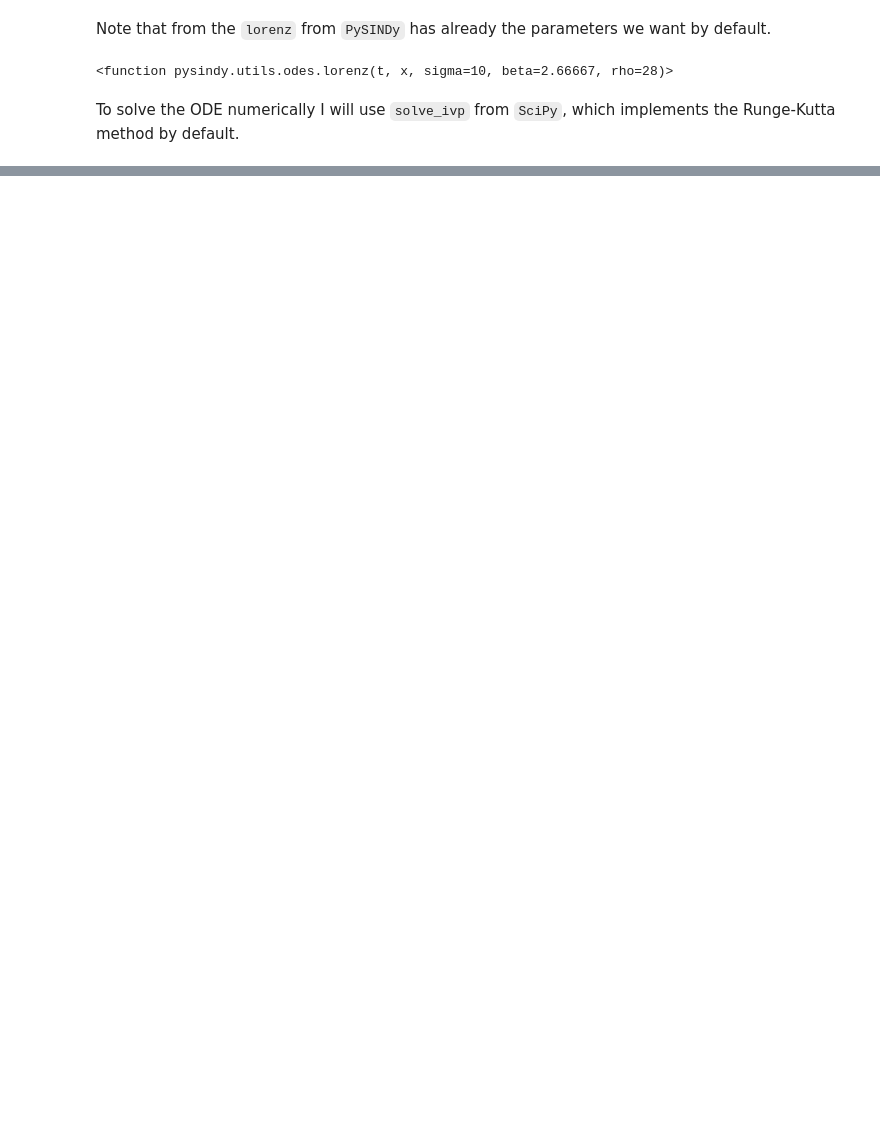
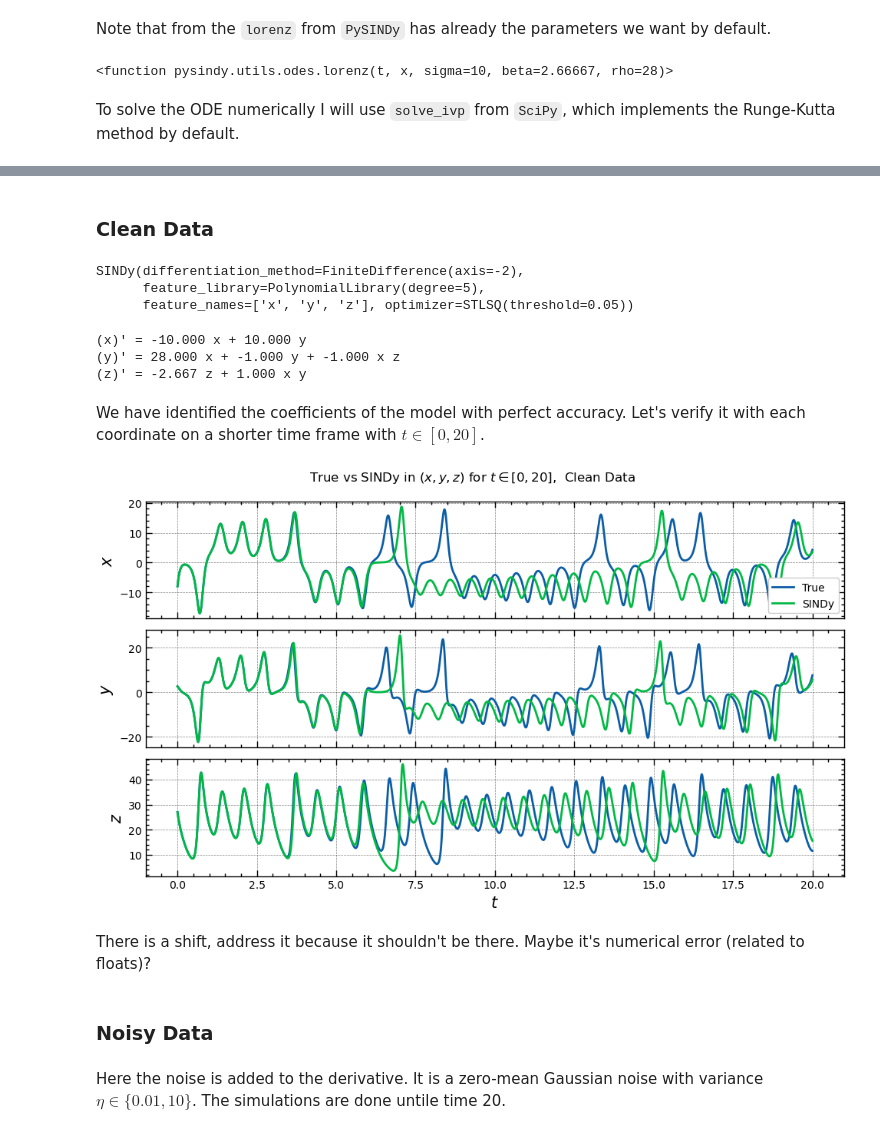
Before and after one commit to sandromikautadze/sindy-thesis, a Jupyter notebook: lorenz.ipynb, the cells around one changed output, grey strips where cells are left out. Drawn from its saved outputs; the diff is of its cells as text; code cells hidden in the pictures; blank space fills up the shorter version.

```diff
--- a/lorenz.ipynb
+++ b/lorenz.ipynb
@@ -91,0 +107,21 @@ add animation (for yourself)
+# %% [markdown]
+### Clean Data
+# %%
+feat_names = ["x", "y", "z"]
+opt = ps.STLSQ(threshold=0.05)
+poly_lib = ps.PolynomialLibrary(degree=5)
+short_time = np.arange(0, 20, delta_t) # define simulation time
+model1 = ps.SINDy(optimizer=opt, feature_library=poly_lib, feature_names=feat_names) # define model
+model1.fit(xyz_data, delta_t, xyz_derivative_data) # determine model
+# %% [output]
+SINDy(differentiation_method=FiniteDifference(axis=-2),
+      feature_library=PolynomialLibrary(degree=5),
+      feature_names=['x', 'y', 'z'], optimizer=STLSQ(threshold=0.05))
+# %%
+model1.print() # print trained model
+# %% [output]
+(x)' = -10.000 x + 10.000 y
+(y)' = 28.000 x + -1.000 y + -1.000 x z
+(z)' = -2.667 z + 1.000 x y
+# %% [markdown]
+We have identified the coefficients of the model with perfect accuracy. Let's verify it with each coordinate on a shorter time frame with $t\in[0,20]$.
@@ -91,0 +132,53 @@ add animation (for yourself)
+# %%
+model1_sim_x = model1_sim[:, 0]
+model1_sim_y = model1_sim[:, 1]
+model1_sim_z = model1_sim[:, 2]
+# %%
+def plot_xyz_lorenz(sim_x, sim_y, sim_z, time_limit_size = time.size, x=x_data, y=y_data, z=z_data, title="Clean Data"):
+    """
+    Plots dynamics of Lorenz in x,y,z
+
+    Args:
+        sim_x (_type_): Simulated data for x
+        sim_y (_type_): Simulated data for y
+        sim_z (_type_): Simulated data for z
+        time_limit_size (int): Number of time steps to plot. Defaults to time.size.
+        x: True data for x. Defaults to x_data.
+        y: True data for y. Defaults to y_data.
+        z: True data for z. Defaults to z_data.
+        title: part of text to put in the title of the plot
+    """
+    fig, axes = plt.subplots(3, 1, figsize=(10, 6))
+
+    axes[0].plot(time[:time_limit_size], x[:time_limit_size], label='True')
+    axes[0].plot(time[:time_limit_size], sim_x, label='SINDy')
+    axes[0].set_ylabel('$x$', fontsize = 15)
+    axes[0].legend(loc = "lower right", prop={'size': 10})
+    axes[0].xaxis.set_ticklabels([])
+    axes[0].yaxis.set_tick_params(labelsize=10)
+
+    axes[1].plot(time[:time_limit_size], y[:time_limit_size])
+    axes[1].plot(time[:time_limit_size], sim_y)
+    axes[1].set_ylabel('$y$', fontsize = 15)
+    axes[1].xaxis.set_ticklabels([])
+    axes[1].yaxis.set_tick_params(labelsize=10)
+
+    axes[2].plot(time[:time_limit_size], z[:time_limit_size])
+    axes[2].plot(time[:time_limit_size], sim_z)
+    axes[2].set_xlabel('$t$', fontsize = 15)
+    axes[2].set_ylabel('$z$', fontsize = 15)
+    axes[2].xaxis.set_tick_params(labelsize=10)
+    axes[2].yaxis.set_tick_params(labelsize=10)
+    plt.suptitle(f"True vs SINDy in $(x,y,z)$ for $t\in[0,{int(time_limit_size*delta_t)}]$,  {title}")
+    plt.tight_layout()
+    plt.show()
+# %%
+plot_xyz_lorenz(model1_sim_x, model1_sim_y, model1_sim_z, short_time.size)
+# %% [output]
+[figure, added]
+# %% [markdown]
+There is a shift, address it because it shouldn't be there. Maybe it's numerical error (related to floats)?
+# %% [markdown]
+### Noisy Data
+# %% [markdown]
+Here the noise is added to the derivative. It is a zero-mean Gaussian noise with variance $\eta\in\{0.01,10\}$. The simulations are done untile time 20.
```
Also changed, not shown: parts of 15 cells of this notebook.
